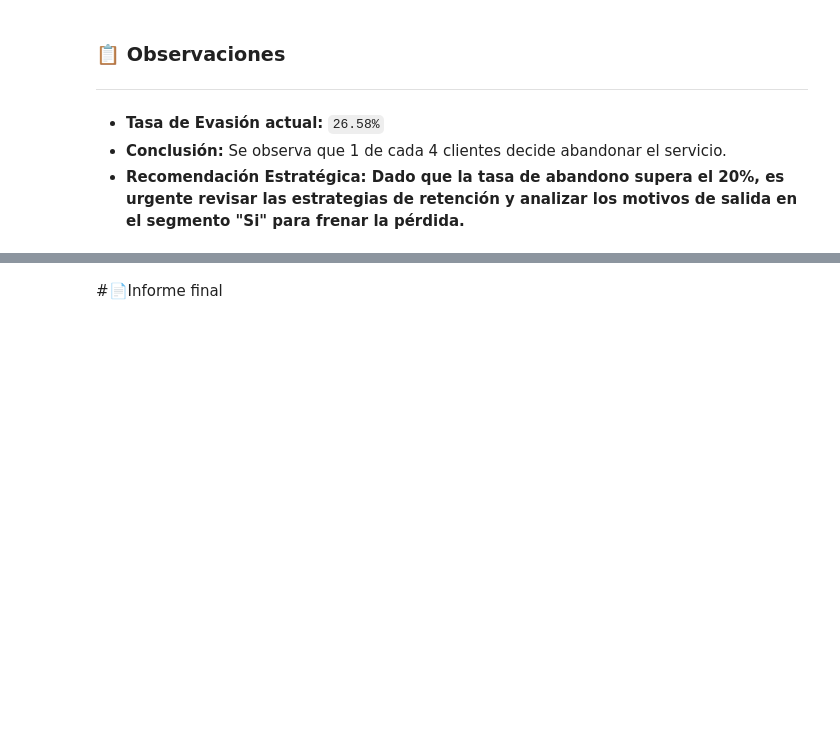
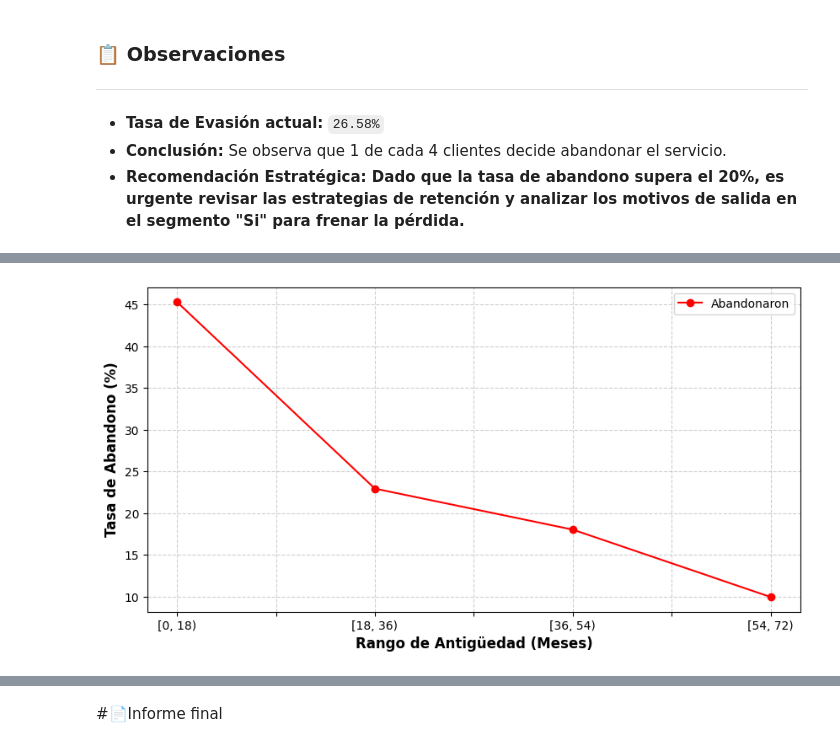
Before and after one commit to KonungurProFer/Proyecto_telecom_X, a Jupyter notebook: TelecomX_LATAM.ipynb, the cells around one changed output, grey strips where cells are left out. Drawn from its saved outputs; the diff is of its cells as text; code cells hidden in the pictures; blank space fills up the shorter version.

Commit message:
Listo para el informe

```diff
--- a/TelecomX_LATAM.ipynb
+++ b/TelecomX_LATAM.ipynb
@@ -523,0 +590,18 @@ grafica_evasion().show()
+# %%
+def abandonaron():
+  df_normalizado["antiguedad_bin"] = pd.cut(df_normalizado['Antigüedad'], bins=[0, 18, 36, 54, 72], right=False)
+  churn_por_antig = (df_normalizado.groupby("antiguedad_bin", observed=False)["Abandonó_Servicio"].value_counts(normalize=True).unstack(fill_value=0) * 100)
+  # Graficamos la columna [1]
+  ax = churn_por_antig[1].plot(kind="line", marker="o", figsize=(10, 5), color="red")
+  # Ajustes de etiquetas y leyenda
+  ax.set_xlabel("Rango de Antigüedad (Meses)", fontsize=12, fontweight="bold")
+  ax.set_ylabel("Tasa de Abandono (%)", fontsize=12, fontweight="bold")
+  ax.legend(["Abandonaron"], loc="upper right") # Lista para evitar que salga solo la "A"
+
+  plt.grid(linestyle="--", alpha=0.6)
+  plt.show()
+  return plt
+# %%
+abandonaron().show()
+# %% [output]
+[figure, added]
```
Also changed, not shown: parts of 12 cells of this notebook.
